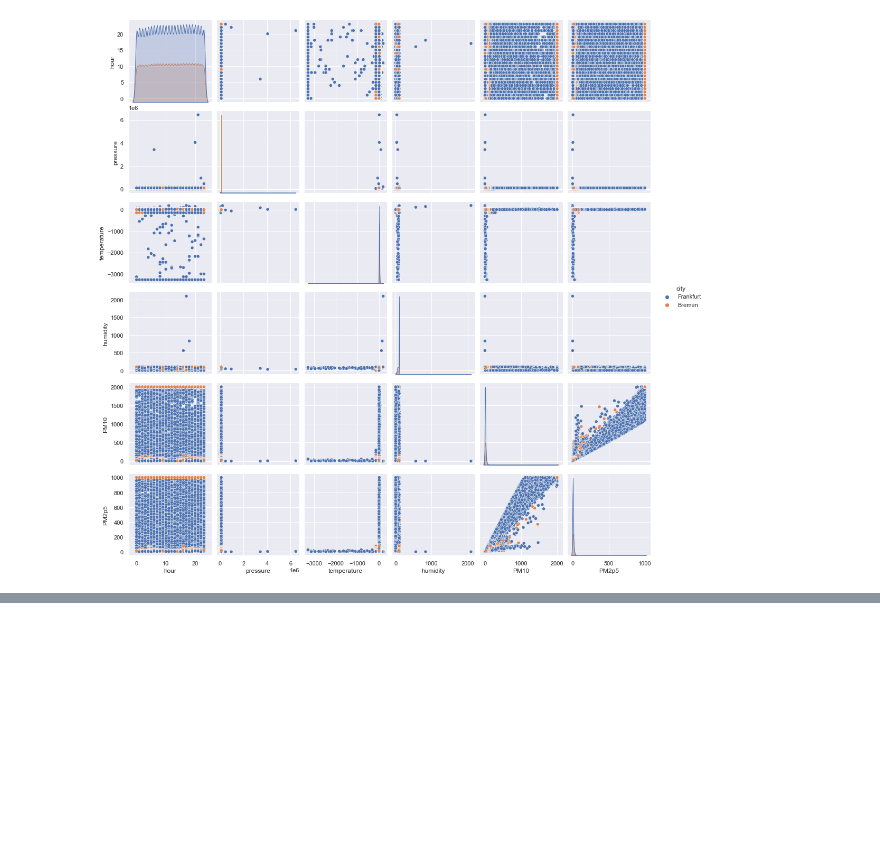
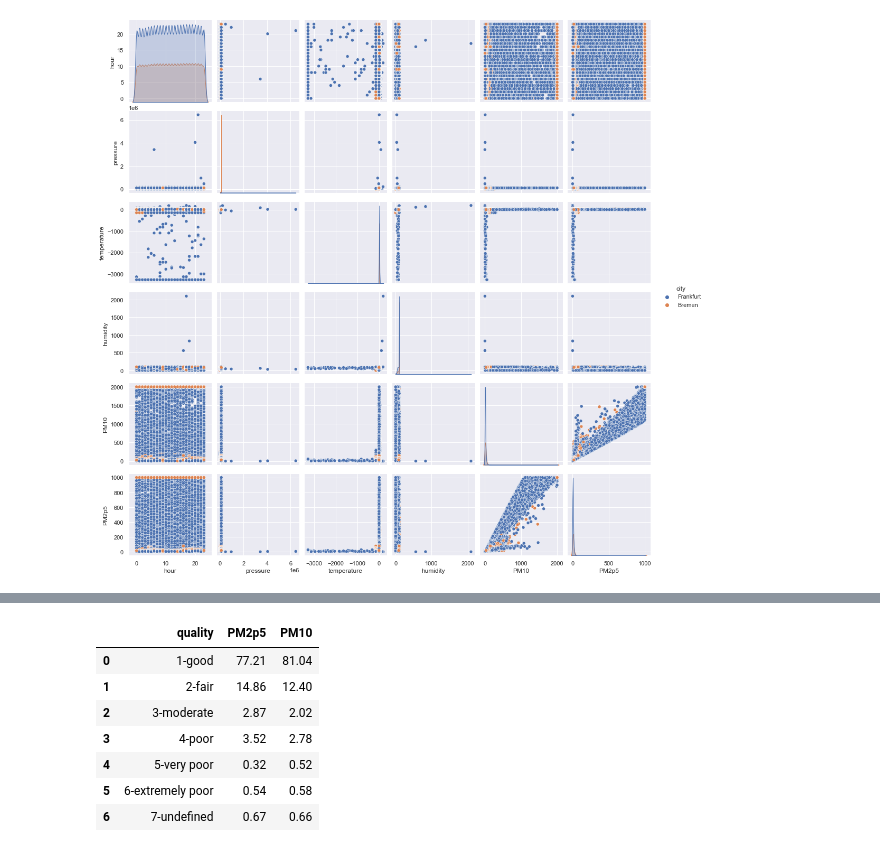
Before and after one commit to j-herbig/air-pollution, a Jupyter notebook: notebooks/EDA_Kirsten.ipynb, the cells around one changed output, grey strips where cells are left out. Saved outputs shown, nothing was run; the diff lists cells and outputs as text; code cells hidden in the pictures; blank space fills up the shorter version.

```diff
--- a/notebooks/EDA_Kirsten.ipynb
+++ b/notebooks/EDA_Kirsten.ipynb
@@ -251,0 +330,25 @@ sns.pairplot(data=df_sc[columns_plot], hue='city');
+# %%
+# calculate percentages
+percentage_PM2p5 = (pd.crosstab(index=[0],
+                             columns=df_sc['PM2p5_quality'],
+                             normalize="index") * 100).round(2).iloc[0,:].reset_index()
+percentage_PM2p5.columns = ['quality', 'PM2p5']
+#display(percentage_PM2p5)
+
+percentage_PM10 = (pd.crosstab(index=[0],
+                             columns=df_sc['PM10_quality'],
+                             normalize="index") * 100).round(2).iloc[0,:].reset_index()
+percentage_PM10.columns = ['quality', 'PM10']
+#display(percentage_PM2p5)
+
+quality_percentage = percentage_PM2p5.merge(percentage_PM10, on='quality')
+quality_percentage
+# %% [output]
+|  | quality | PM2p5 | PM10 |
+| 0 | 1-good | 77.21 | 81.04 |
+| 1 | 2-fair | 14.86 | 12.40 |
+| 2 | 3-moderate | 2.87 | 2.02 |
+| 3 | 4-poor | 3.52 | 2.78 |
+| 4 | 5-very poor | 0.32 | 0.52 |
+| 5 | 6-extremely poor | 0.54 | 0.58 |
+| 6 | 7-undefined | 0.67 | 0.66 |
```
Also changed, not shown: parts of 12 cells of this notebook.
